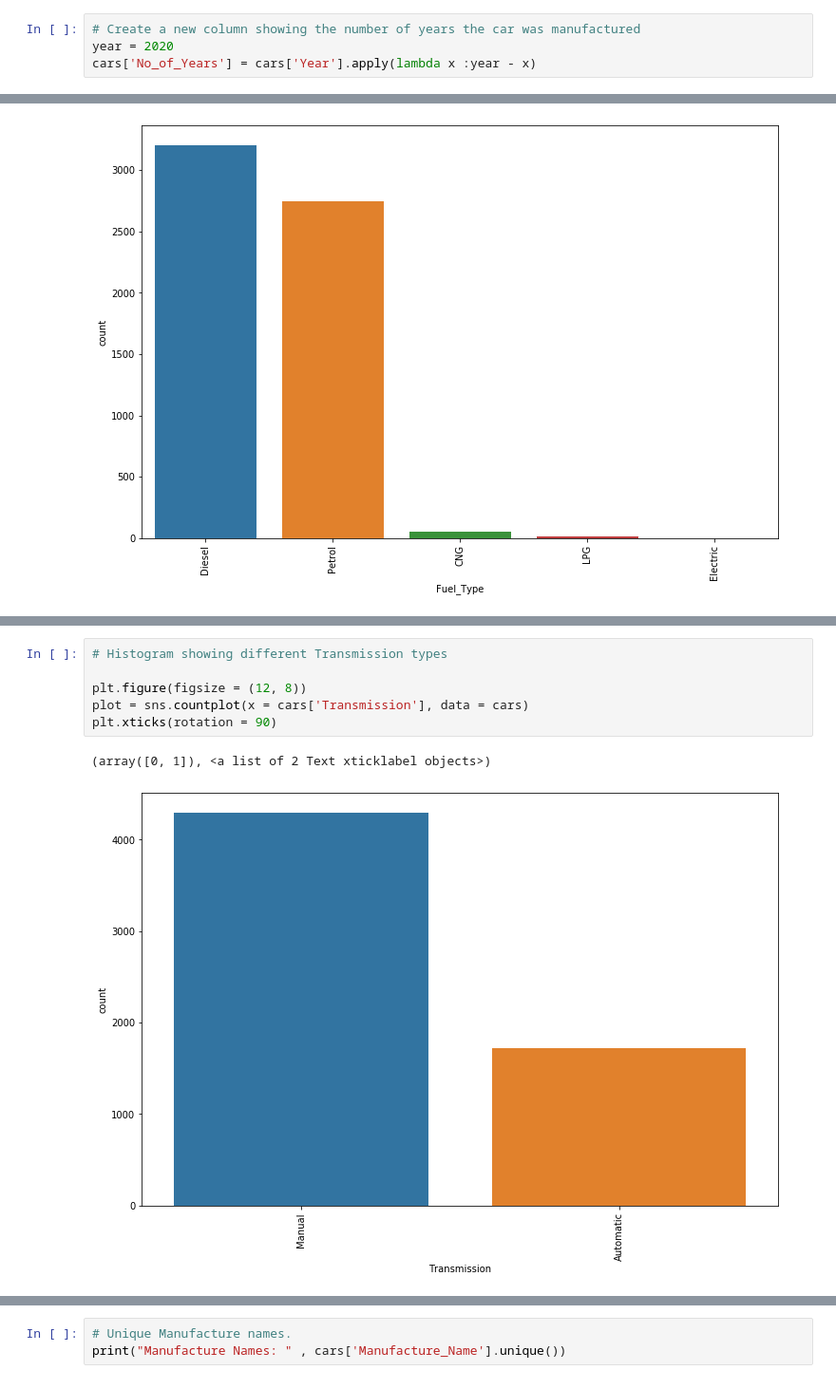
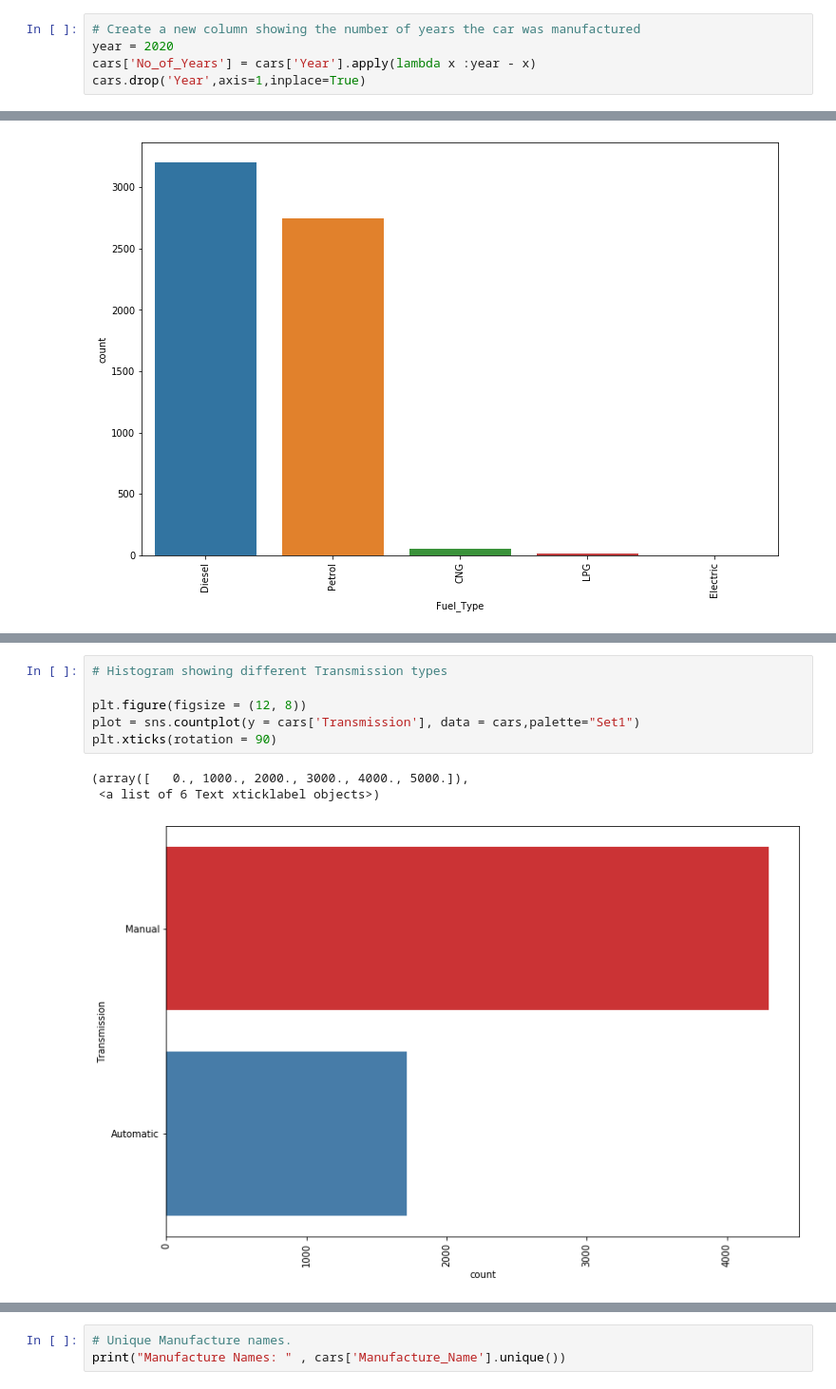
Before and after one commit to DAB-400-Capstone/Final-project, a Jupyter notebook: Data Exploration.ipynb, the cells around one changed output, grey strips where cells are left out. Shown at 95% size. Cells and saved outputs as stored; diff of their text form.

```diff
--- a/Data Exploration.ipynb
+++ b/Data Exploration.ipynb
@@ -237,6 +237,7 @@ memory usage: 564.4+ KB
 # Create a new column showing the number of years the car was manufactured
 year = 2020
 cars['No_of_Years'] = cars['Year'].apply(lambda x :year - x)
+cars.drop('Year',axis=1,inplace=True)
 # %%
 # Look at the first 5 rows
 
@@ -305,9 +315,10 @@ plt.xticks(rotation = 90)
 # %%
 # Histogram showing different Transmission types
 
 plt.figure(figsize = (12, 8))
-plot = sns.countplot(x = cars['Transmission'], data = cars)
+plot = sns.countplot(y = cars['Transmission'], data = cars,palette="Set1")
 plt.xticks(rotation = 90)
 # %% [output]
-(array([0, 1]), <a list of 2 Text xticklabel objects>)
+(array([   0., 1000., 2000., 3000., 4000., 5000.]),
+ <a list of 6 Text xticklabel objects>)
-[figure, old version]
+[figure, new version]
```
Also changed, not shown: parts of 22 cells of this notebook, 3 other files.
